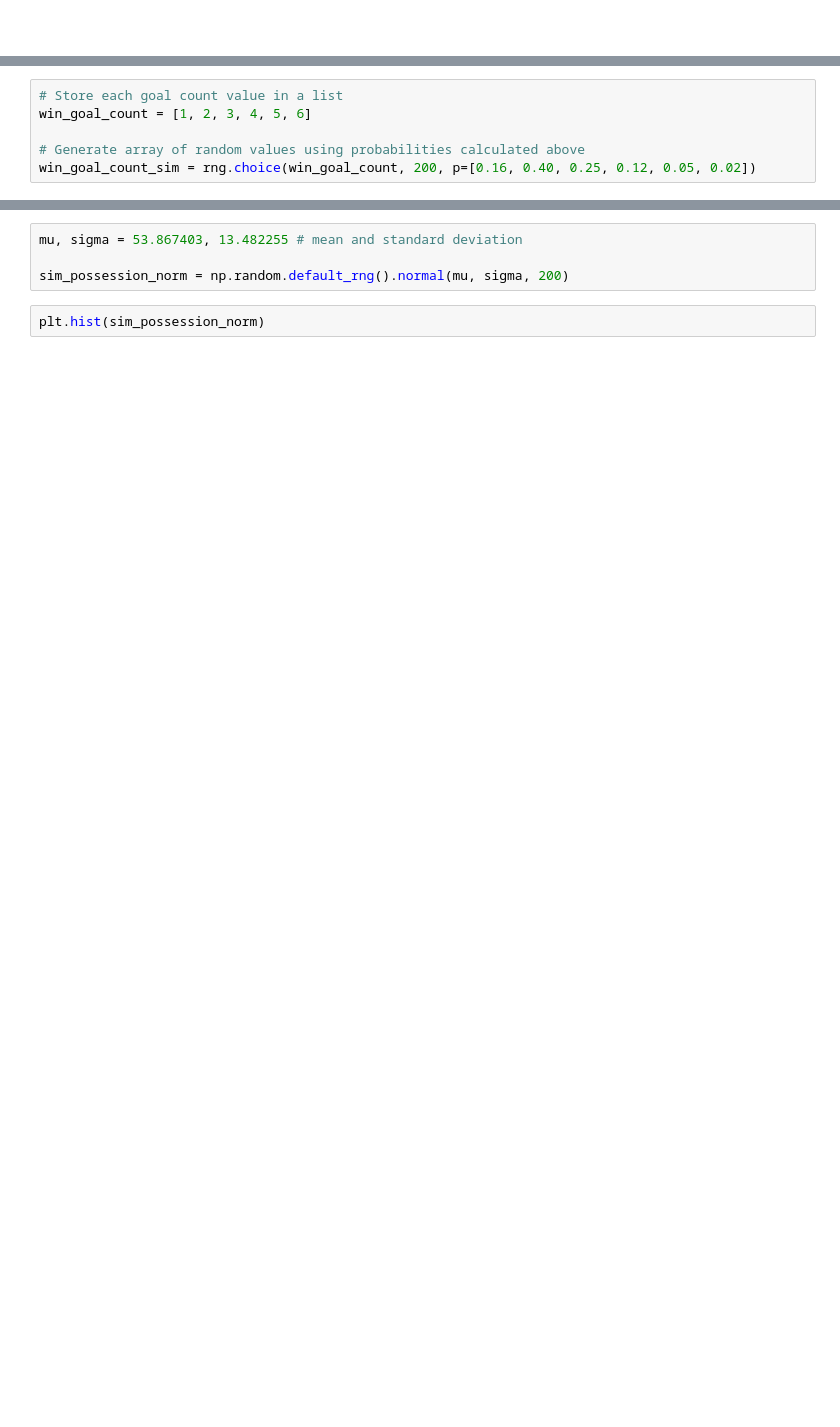
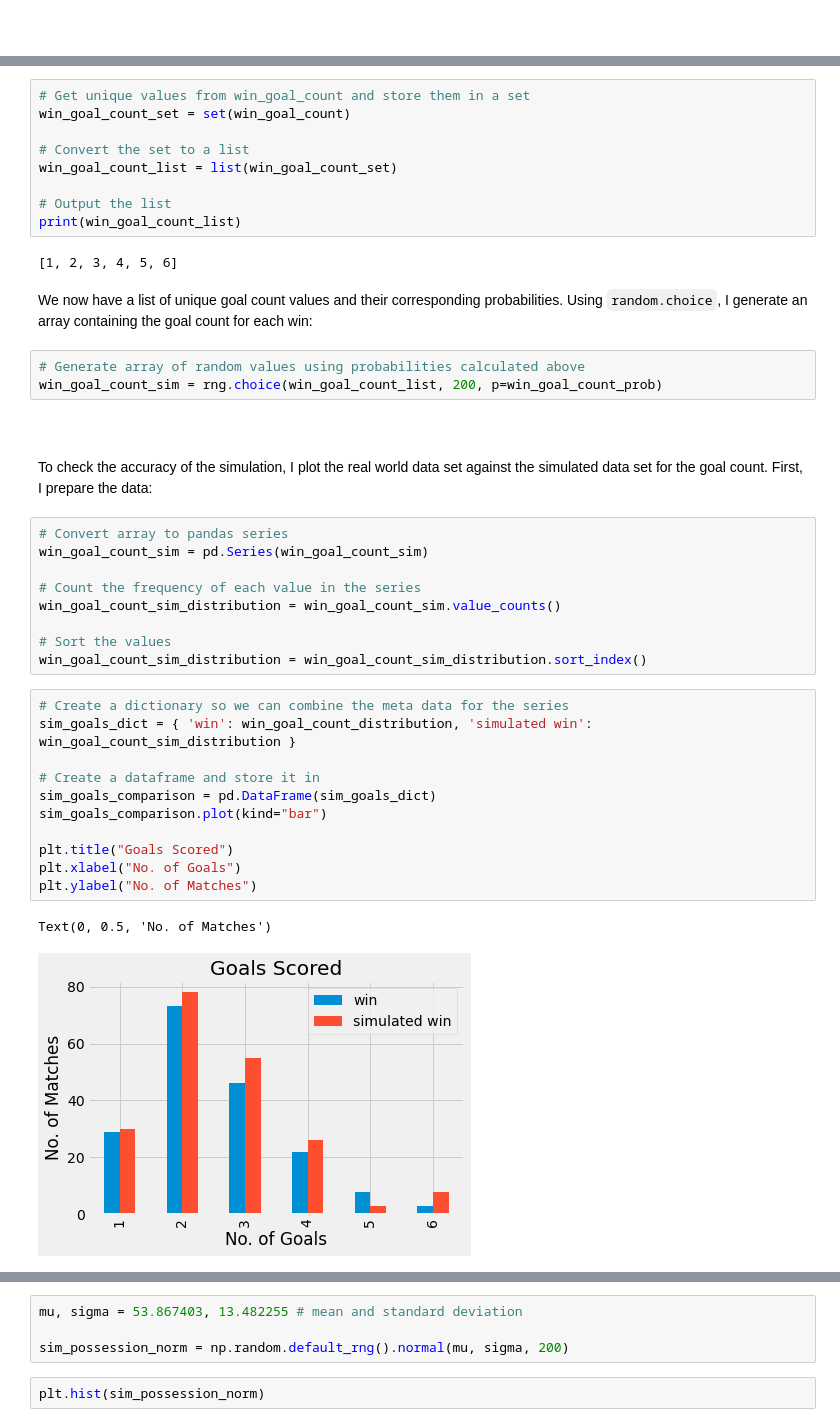
Before and after one commit to colm-o-caoimh/FootballSimulation, a Jupyter notebook: PDA_Project2020.ipynb, the cells around one changed output, grey strips where cells are left out. Drawn from its saved outputs; the diff is of its cells as text; blank space fills up the shorter version.

```diff
--- a/PDA_Project2020.ipynb
+++ b/PDA_Project2020.ipynb
@@ -894,6 +860,0 @@ Using `random.choice`, I generate an array containing the goal count for each wi
-# %%
-# Store each goal count value in a list
-win_goal_count = [1, 2, 3, 4, 5, 6]
-
-# Generate array of random values using probabilities calculated above
-win_goal_count_sim = rng.choice(win_goal_count, 200, p=[0.16, 0.40, 0.25, 0.12, 0.05, 0.02])
@@ -995,0 +898,43 @@ len(win_shots)
+# %%
+# Get unique values from win_goal_count and store them in a set
+win_goal_count_set = set(win_goal_count)
+
+# Convert the set to a list
+win_goal_count_list = list(win_goal_count_set)
+
+# Output the list
+print(win_goal_count_list)
+# %% [output]
+[1, 2, 3, 4, 5, 6]
+# %% [markdown]
+We now have a list of unique goal count values and their corresponding probabilities. Using `random.choice`, I generate an array containing the goal count for each win:
+# %%
+# Generate array of random values using probabilities calculated above
+win_goal_count_sim = rng.choice(win_goal_count_list, 200, p=win_goal_count_prob)
+# %% [markdown]
+<br>
+# %% [markdown]
+To check the accuracy of the simulation, I plot the real world data set against the simulated data set for the goal count. First, I prepare the data:
+# %%
+# Convert array to pandas series
+win_goal_count_sim = pd.Series(win_goal_count_sim)
+
+# Count the frequency of each value in the series
+win_goal_count_sim_distribution = win_goal_count_sim.value_counts()
+
+# Sort the values
+win_goal_count_sim_distribution = win_goal_count_sim_distribution.sort_index()
+# %%
+# Create a dictionary so we can combine the meta data for the series
+sim_goals_dict = { 'win': win_goal_count_distribution, 'simulated win': win_goal_count_sim_distribution }
+
+# Create a dataframe and store it in
+sim_goals_comparison = pd.DataFrame(sim_goals_dict)
+sim_goals_comparison.plot(kind="bar")
+
+plt.title("Goals Scored")
+plt.xlabel("No. of Goals")
+plt.ylabel("No. of Matches")
+# %% [output]
+Text(0, 0.5, 'No. of Matches')
+[figure, added]
```
Also changed, not shown: parts of 50 cells of this notebook.
